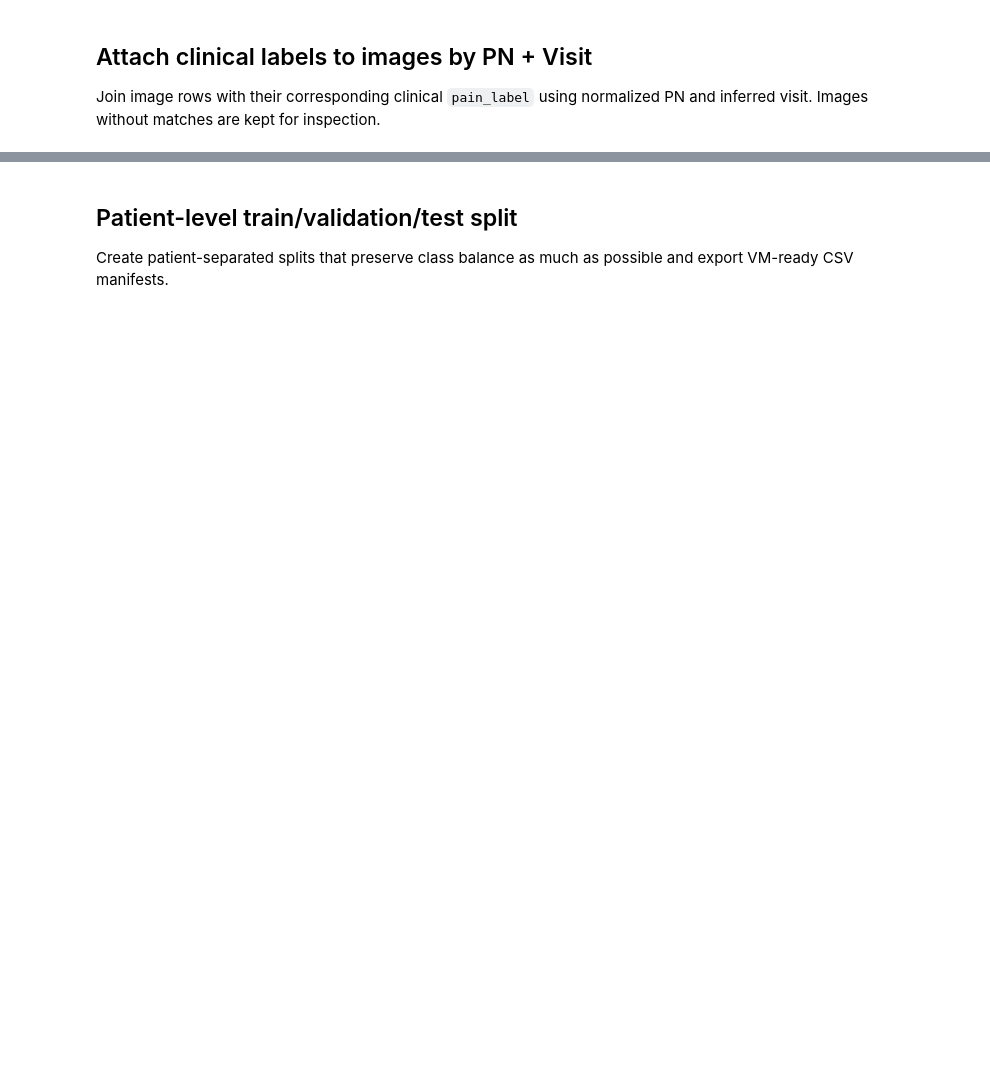
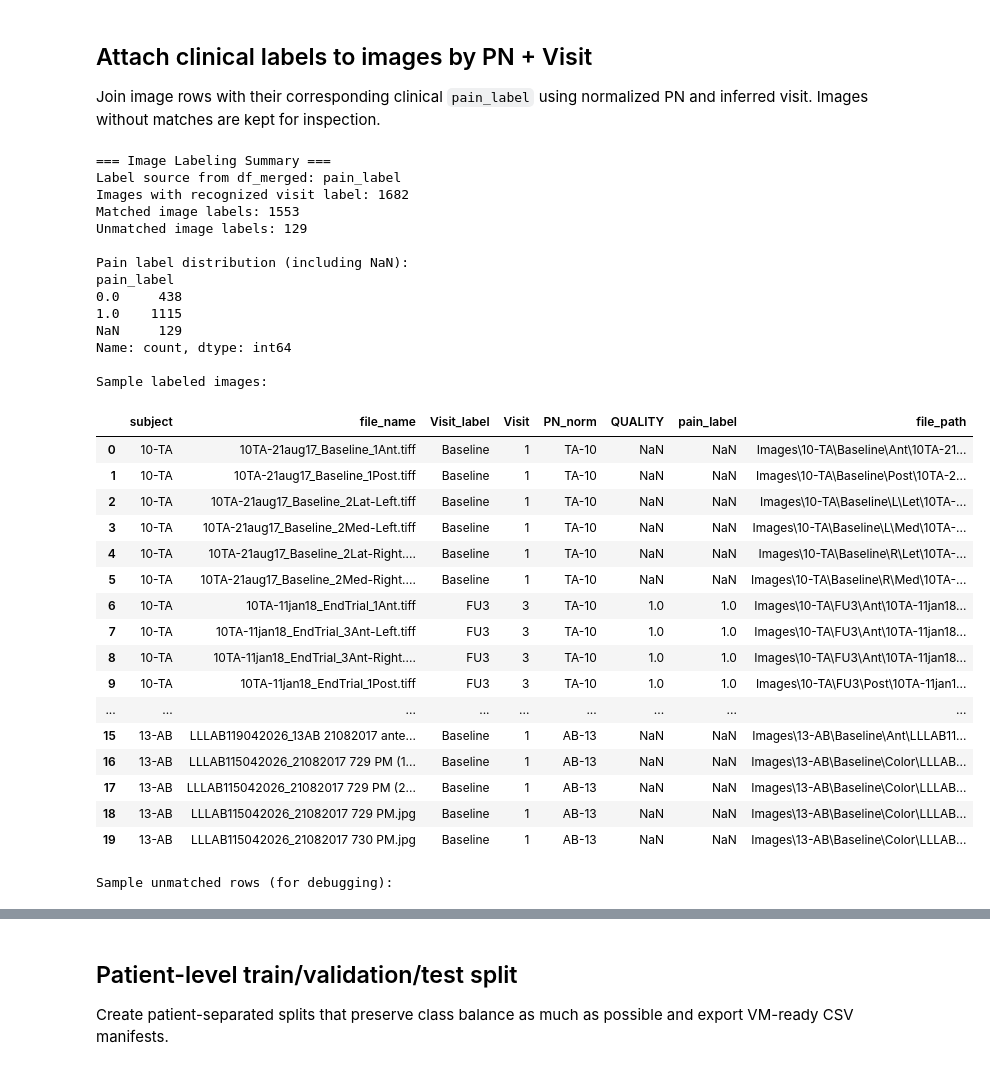
Before and after one commit to nirlapi/Final-Project, a Jupyter notebook: Image_EDA_cleaned.ipynb, the cells around one changed output, grey strips where cells are left out. Drawn from its saved outputs; the diff is of its cells as text; code cells hidden in the pictures; blank space fills up the shorter version.

```diff
--- a/Image_EDA_cleaned.ipynb
+++ b/Image_EDA_cleaned.ipynb
@@ -709,36 +862,66 @@ if 'normalized_file_name' not in img.columns:
     img['normalized_file_name'] = ''
 img['PN_norm'] = img['subject'].apply(normalize_pn)
 img['Visit_label'] = img.apply(extract_visit_label_from_image_row, axis=1)
 img['Visit'] = img['Visit_label'].map(visit_label_to_num)
 img_known = img[img['Visit'].notna()].copy()
 img_known['Visit'] = img_known['Visit'].astype(int)
 label_source_col = 'pain_label' if 'pain_label' in df_merged.columns else 'PF_DIAGNOSIS'
 if label_source_col not in df_merged.columns:
     raise KeyError('df_merged must contain pain_label or PF_DIAGNOSIS for labeling.')
 clin = df_merged[['PN', 'Visit', 'QUALITY', 'PF_DIAGNOSIS', label_source_col]].copy()
 clin['PN_norm'] = clin['PN'].apply(normalize_pn)
 clin['Visit'] = pd.to_numeric(clin['Visit'], errors='coerce')
 clin = clin.dropna(subset=['PN_norm', 'Visit'])
 clin['Visit'] = clin['Visit'].astype(int)
 clin['pain_label'] = pd.to_numeric(clin[label_source_col], errors='coerce')
 clin = clin[['PN_norm', 'Visit', 'QUALITY', 'PF_DIAGNOSIS', 'pain_label']].drop_duplicates()
 df_images_labeled = img_known.merge(clin, on=['PN_norm', 'Visit'], how='left')
 matched = int(df_images_labeled['pain_label'].notna().sum())
 unmatched = int(df_images_labeled['pain_label'].isna().sum())
 print('=== Image Labeling Summary ===')
 print(f"Label source from df_merged: {label_source_col}")
 print(f"Images with recognized visit label: {len(df_images_labeled)}")
 print(f"Matched image labels: {matched}")
 print(f"Unmatched image labels: {unmatched}")
-print('
-Pain label distribution (including NaN):')
+print('\nPain label distribution (including NaN):')
 print(df_images_labeled['pain_label'].value_counts(dropna=False).sort_index())
 display_cols = [ 'subject', 'file_name', 'Visit_label', 'Visit', 'PN_norm', 'QUALITY', 'pain_label', 'file_path']
 display_cols = [c for c in display_cols if c in df_images_labeled.columns]
-print('
-Sample labeled images:')
+print('\nSample labeled images:')
 display(df_images_labeled[display_cols].head(20))
 if unmatched > 0:
-    print('
-Sample unmatched rows (for debugging):')
+    print('\nSample unmatched rows (for debugging):')
     display(df_images_labeled[df_images_labeled['pain_label'].isna()][display_cols].head(20))
+# %% [output]
+=== Image Labeling Summary ===
+Label source from df_merged: pain_label
+Images with recognized visit label: 1682
+Matched image labels: 1553
+Unmatched image labels: 129
+
+Pain label distribution (including NaN):
+pain_label
+0.0     438
+1.0    1115
+NaN     129
+Name: count, dtype: int64
+
+Sample labeled images:
+|  | subject | file_name | Visit_label | Visit | PN_norm | QUALITY | pain_label | file_path |
+| 0 | 10-TA | 10TA-21aug17_Baseline_1Ant.tiff | Baseline | 1 | TA-10 | NaN | NaN | Images\10-TA\Baseline\Ant\10TA-21... |
+| 1 | 10-TA | 10TA-21aug17_Baseline_1Post.tiff | Baseline | 1 | TA-10 | NaN | NaN | Images\10-TA\Baseline\Post\10TA-2... |
+| 2 | 10-TA | 10TA-21aug17_Baseline_2Lat-Left.tiff | Baseline | 1 | TA-10 | NaN | NaN | Images\10-TA\Baseline\L\Let\10TA-... |
+| 3 | 10-TA | 10TA-21aug17_Baseline_2Med-Left.tiff | Baseline | 1 | TA-10 | NaN | NaN | Images\10-TA\Baseline\L\Med\10TA-... |
+| 4 | 10-TA | 10TA-21aug17_Baseline_2Lat-Right.... | Baseline | 1 | TA-10 | NaN | NaN | Images\10-TA\Baseline\R\Let\10TA-... |
+| 5 | 10-TA | 10TA-21aug17_Baseline_2Med-Right.... | Baseline | 1 | TA-10 | NaN | NaN | Images\10-TA\Baseline\R\Med\10TA-... |
+| 6 | 10-TA | 10TA-11jan18_EndTrial_1Ant.tiff | FU3 | 3 | TA-10 | 1.0 | 1.0 | Images\10-TA\FU3\Ant\10TA-11jan18... |
+| 7 | 10-TA | 10TA-11jan18_EndTrial_3Ant-Left.tiff | FU3 | 3 | TA-10 | 1.0 | 1.0 | Images\10-TA\FU3\Ant\10TA-11jan18... |
+| 8 | 10-TA | 10TA-11jan18_EndTrial_3Ant-Right.... | FU3 | 3 | TA-10 | 1.0 | 1.0 | Images\10-TA\FU3\Ant\10TA-11jan18... |
+| 9 | 10-TA | 10TA-11jan18_EndTrial_1Post.tiff | FU3 | 3 | TA-10 | 1.0 | 1.0 | Images\10-TA\FU3\Post\10TA-11jan1... |
+| ... | ... | ... | ... | ... | ... | ... | ... | ... |
+| 15 | 13-AB | LLLAB119042026_13AB 21082017 ante... | Baseline | 1 | AB-13 | NaN | NaN | Images\13-AB\Baseline\Ant\LLLAB11... |
+| 16 | 13-AB | LLLAB115042026_21082017 729 PM (1... | Baseline | 1 | AB-13 | NaN | NaN | Images\13-AB\Baseline\Color\LLLAB... |
+| 17 | 13-AB | LLLAB115042026_21082017 729 PM (2... | Baseline | 1 | AB-13 | NaN | NaN | Images\13-AB\Baseline\Color\LLLAB... |
+| 18 | 13-AB | LLLAB115042026_21082017 729 PM.jpg | Baseline | 1 | AB-13 | NaN | NaN | Images\13-AB\Baseline\Color\LLLAB... |
+| 19 | 13-AB | LLLAB115042026_21082017 730 PM.jpg | Baseline | 1 | AB-13 | NaN | NaN | Images\13-AB\Baseline\Color\LLLAB... |
+Sample unmatched rows (for debugging):
```
Also changed, not shown: parts of 30 cells of this notebook.
